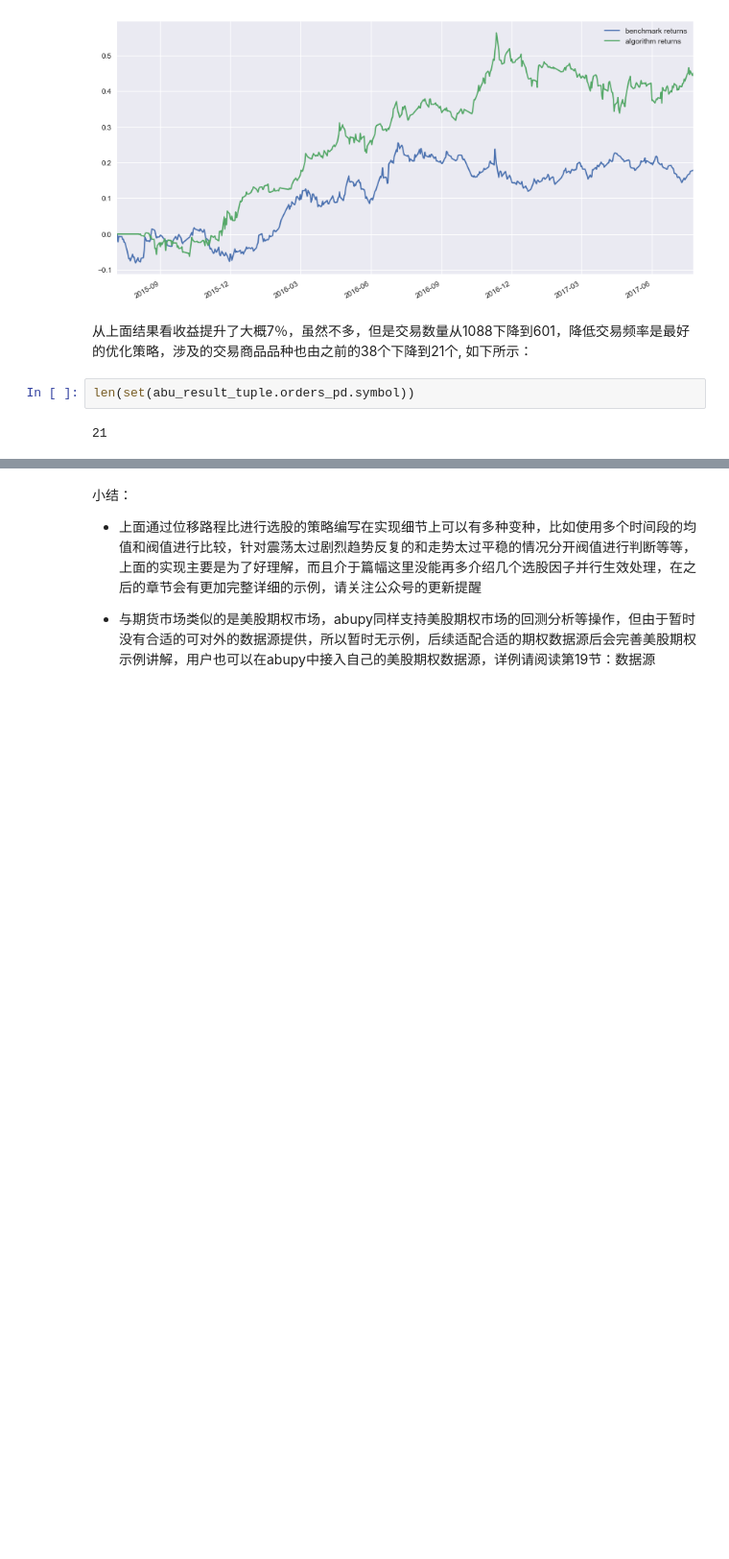
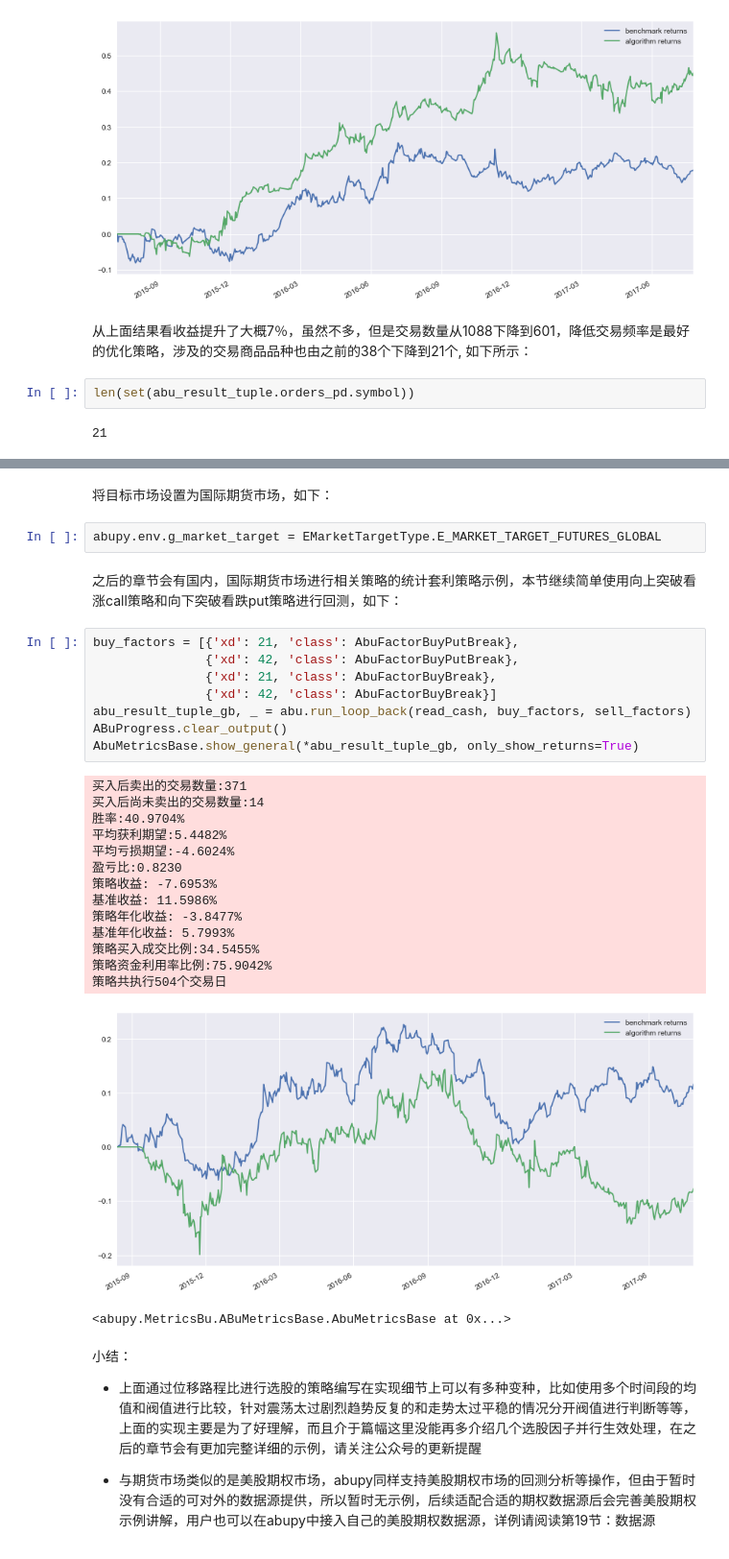
Before and after one commit to bbfamily/abu, a Jupyter notebook: abupy_lecture/11-期货市场的回测(ABU量化使用文档).ipynb, the cells around one changed output, grey strips where cells are left out. Shown: that part at 96% size. Cells and saved outputs as stored; diff of their text form; blank space fills up the shorter version.

```diff
--- a/abupy_lecture/11-期货市场的回测(ABU量化使用文档).ipynb
+++ b/abupy_lecture/11-期货市场的回测(ABU量化使用文档).ipynb
@@ -503,3 +516,33 @@ len(set(abu_result_tuple.orders_pd.symbol))
+# %% [markdown]
+将目标市场设置为国际期货市场，如下：
+# %%
+abupy.env.g_market_target = EMarketTargetType.E_MARKET_TARGET_FUTURES_GLOBAL
+# %% [markdown]
+之后的章节会有国内，国际期货市场进行相关策略的统计套利策略示例，本节继续简单使用向上突破看涨call策略和向下突破看跌put策略进行回测，如下：
+# %%
+buy_factors = [{'xd': 21, 'class': AbuFactorBuyPutBreak},
+               {'xd': 42, 'class': AbuFactorBuyPutBreak},
+               {'xd': 21, 'class': AbuFactorBuyBreak},
+               {'xd': 42, 'class': AbuFactorBuyBreak}]
+abu_result_tuple_gb, _ = abu.run_loop_back(read_cash, buy_factors, sell_factors)
+ABuProgress.clear_output()
+AbuMetricsBase.show_general(*abu_result_tuple_gb, only_show_returns=True)
+# %% [output]
+买入后卖出的交易数量:371
+买入后尚未卖出的交易数量:14
+胜率:40.9704%
+平均获利期望:5.4482%
+平均亏损期望:-4.6024%
+盈亏比:0.8230
+策略收益: -7.6953%
+基准收益: 11.5986%
+策略年化收益: -3.8477%
+基准年化收益: 5.7993%
+策略买入成交比例:34.5455%
+策略资金利用率比例:75.9042%
+策略共执行504个交易日
+[figure, added]
+<abupy.MetricsBu.ABuMetricsBase.AbuMetricsBase at 0x...>
 # %% [markdown]
 小结：
 
```
Also changed, not shown: parts of 3 cells of this notebook, 22 other files.
